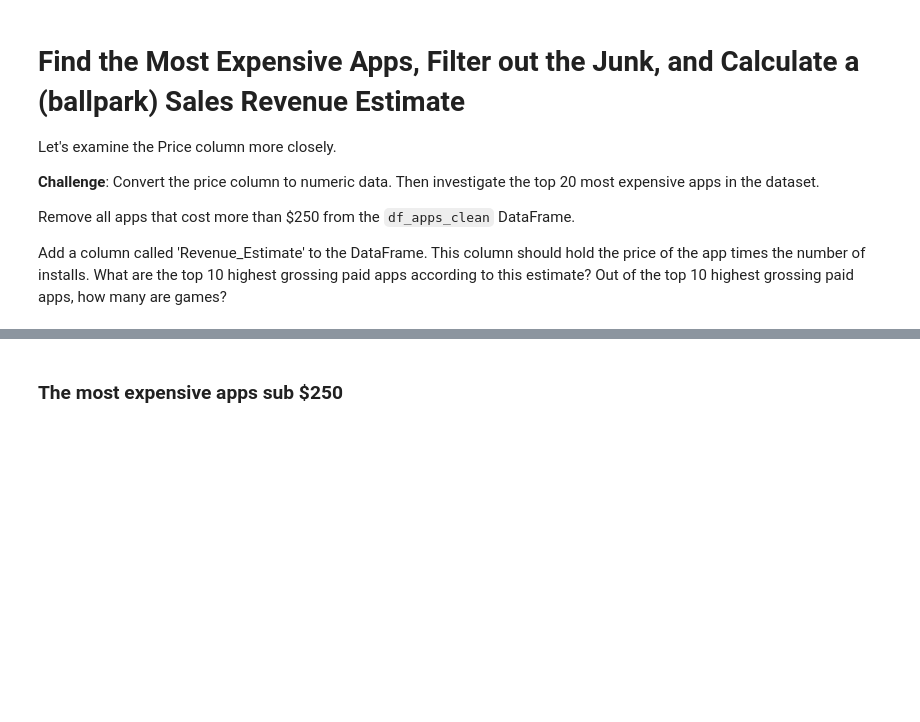
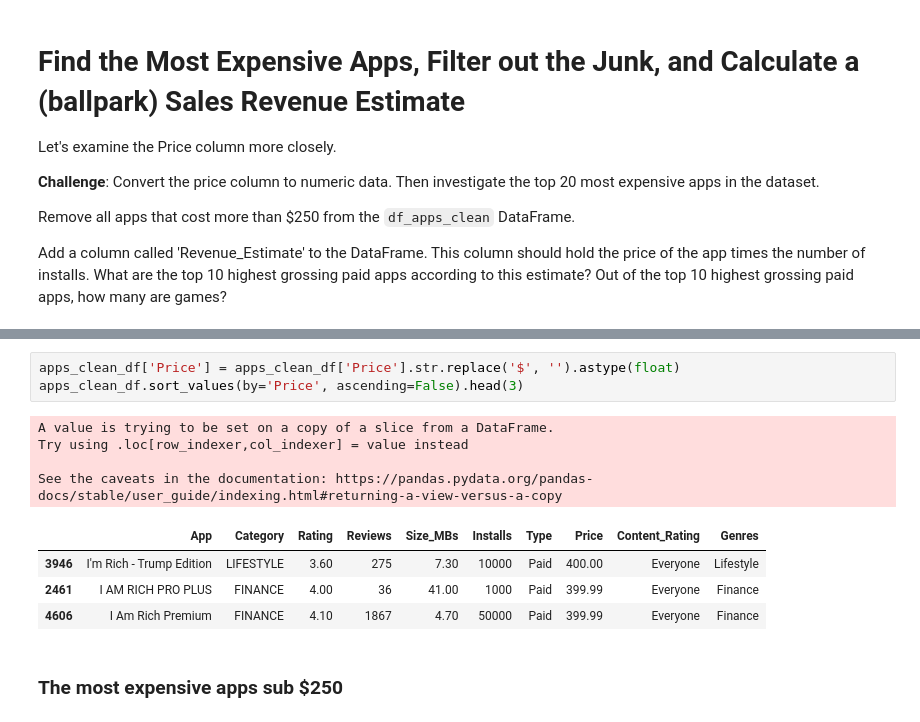
Before and after one commit to 22skowron/Data-manipulation-practice, a Jupyter notebook: Google Play Store App Analytics (start).ipynb, the cells around one changed output, grey strips where cells are left out. Drawn from its saved outputs; the diff is of its cells as text; blank space fills up the shorter version.

```diff
--- a/Google Play Store App Analytics (start).ipynb
+++ b/Google Play Store App Analytics (start).ipynb
@@ -325,2 +406,14 @@ Add a column called 'Revenue_Estimate' to the DataFrame. This column should hold
+# %%
+apps_clean_df['Price'] = apps_clean_df['Price'].str.replace('$', '').astype(float)
+apps_clean_df.sort_values(by='Price', ascending=False).head(3)
+# %% [output]
+A value is trying to be set on a copy of a slice from a DataFrame.
+Try using .loc[row_indexer,col_indexer] = value instead
+
+See the caveats in the documentation: https://pandas.pydata.org/pandas-docs/stable/user_guide/indexing.html#returning-a-view-versus-a-copy
+|  | App | Category | Rating | Reviews | Size_MBs | Installs | Type | Price | Content_Rating | Genres |
+| 3946 | I'm Rich - Trump Edition | LIFESTYLE | 3.60 | 275 | 7.30 | 10000 | Paid | 400.00 | Everyone | Lifestyle |
+| 2461 | I AM RICH PRO PLUS | FINANCE | 4.00 | 36 | 41.00 | 1000 | Paid | 399.99 | Everyone | Finance |
+| 4606 | I Am Rich Premium | FINANCE | 4.10 | 1867 | 4.70 | 50000 | Paid | 399.99 | Everyone | Finance |
 # %% [markdown]
 ### The most expensive apps sub $250
```
Also changed, not shown: parts of 13 cells of this notebook, 1 other file.
